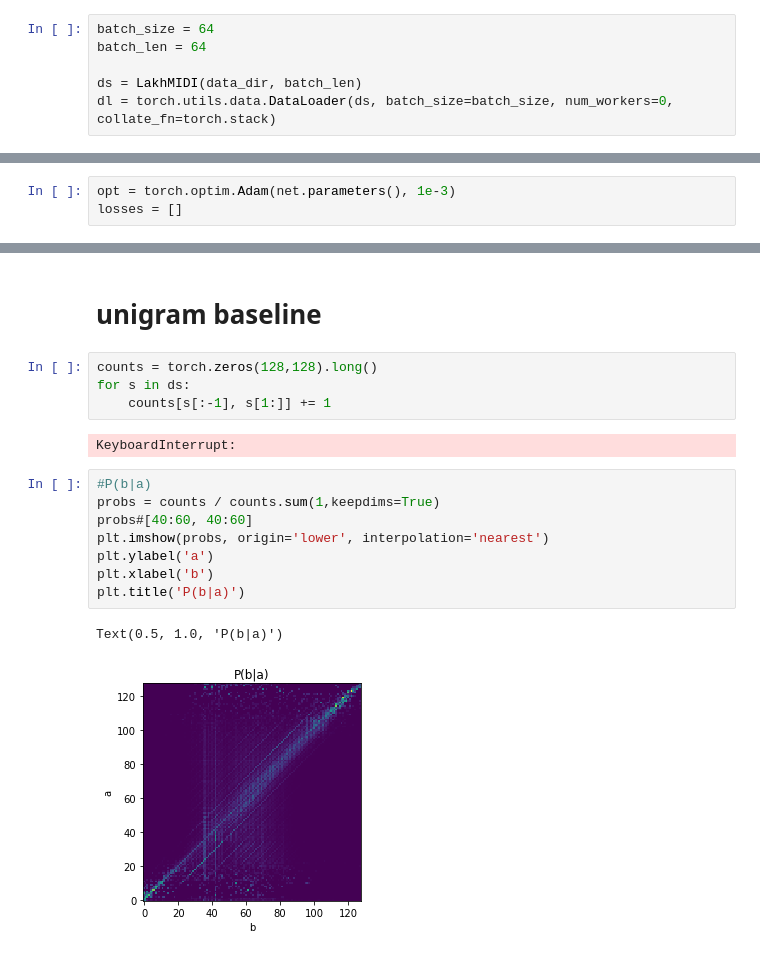
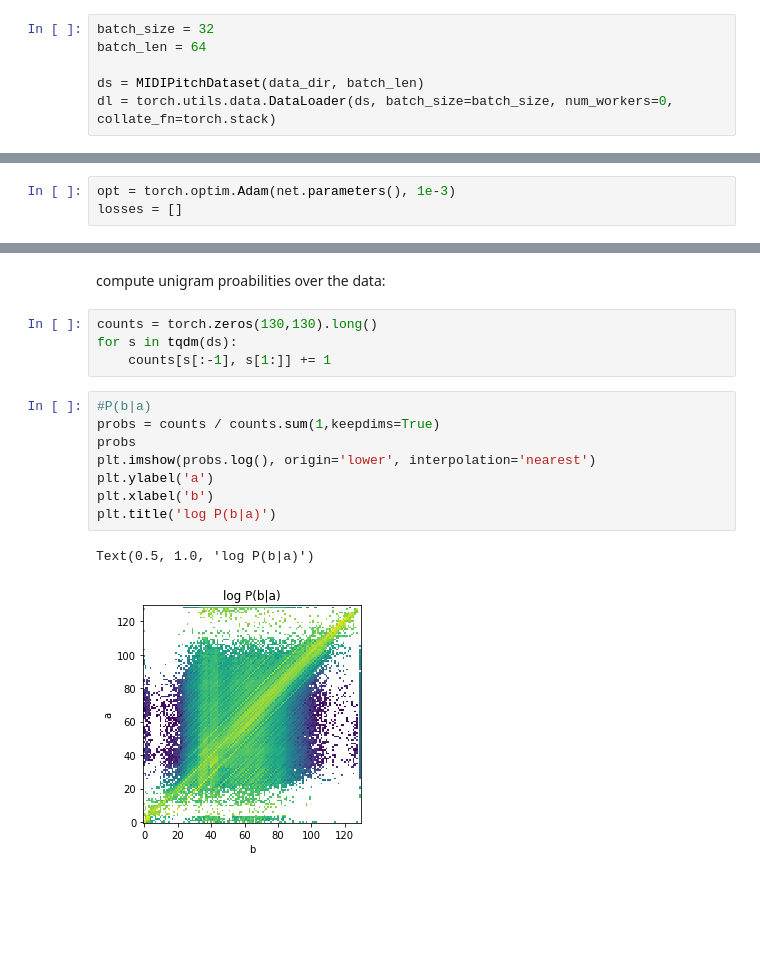
Before and after one commit to Intelligent-Instruments-Lab/iil-python-tools, a Jupyter notebook: notebook/midi.ipynb, the cells around one changed output, grey strips where cells are left out. Cells and saved outputs as stored; diff of their text form; blank space fills up the shorter version.

```diff
--- a/notebook/midi.ipynb
+++ b/notebook/midi.ipynb
@@ -47,8 +29,8 @@ class LakhMIDI(torch.utils.data.IterableDataset):
 # %%
-batch_size = 64
+batch_size = 32
 batch_len = 64
 
-ds = LakhMIDI(data_dir, batch_len)
+ds = MIDIPitchDataset(data_dir, batch_len)
 dl = torch.utils.data.DataLoader(ds, batch_size=batch_size, num_workers=0, collate_fn=torch.stack)
 # %%
 %%time
@@ -125,20 +115,18 @@ Text(0.5, 1.0, 'P(b|a)')
-# %% [markdown]
-# unigram baseline
+# %% [markdown]
+compute unigram proabilities over the data:
 # %%
-counts = torch.zeros(128,128).long()
-for s in ds:
+counts = torch.zeros(130,130).long()
+for s in tqdm(ds):
     counts[s[:-1], s[1:]] += 1
-# %% [output]
-KeyboardInterrupt:
 # %%
 #P(b|a)
 probs = counts / counts.sum(1,keepdims=True)
-probs#[40:60, 40:60]
-plt.imshow(probs, origin='lower', interpolation='nearest')
+probs
+plt.imshow(probs.log(), origin='lower', interpolation='nearest')
 plt.ylabel('a')
 plt.xlabel('b')
-plt.title('P(b|a)')
+plt.title('log P(b|a)')
 # %% [output]
-Text(0.5, 1.0, 'P(b|a)')
+Text(0.5, 1.0, 'log P(b|a)')
-[figure, old version]
+[figure, new version]
 # %%
```
Also changed, not shown: parts of 19 cells of this notebook, 7 other files.
